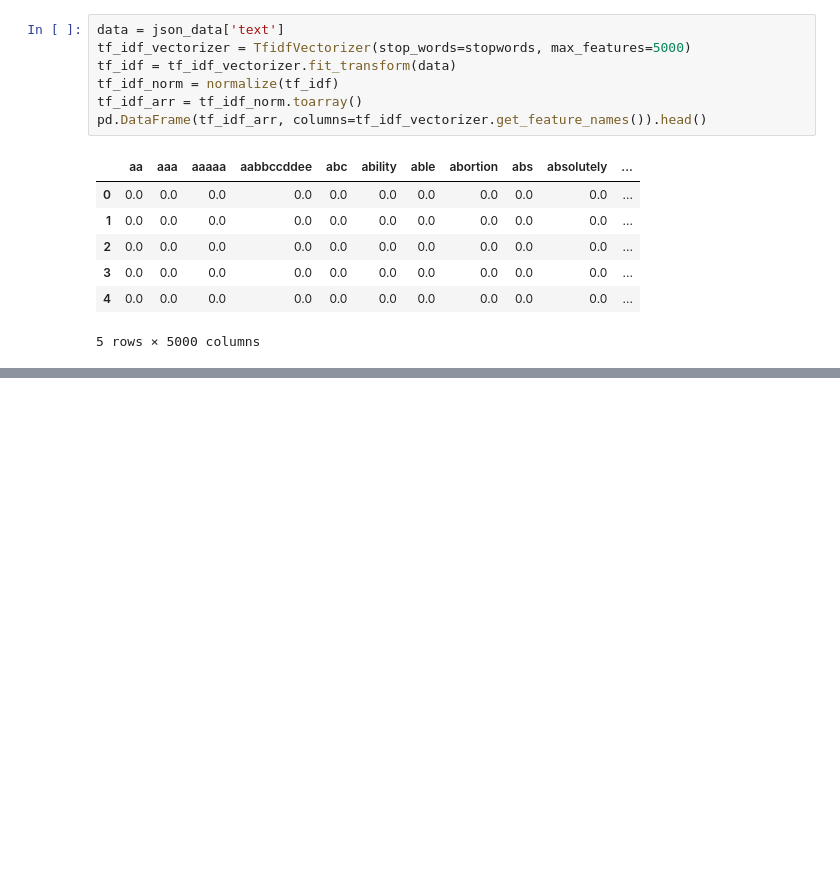
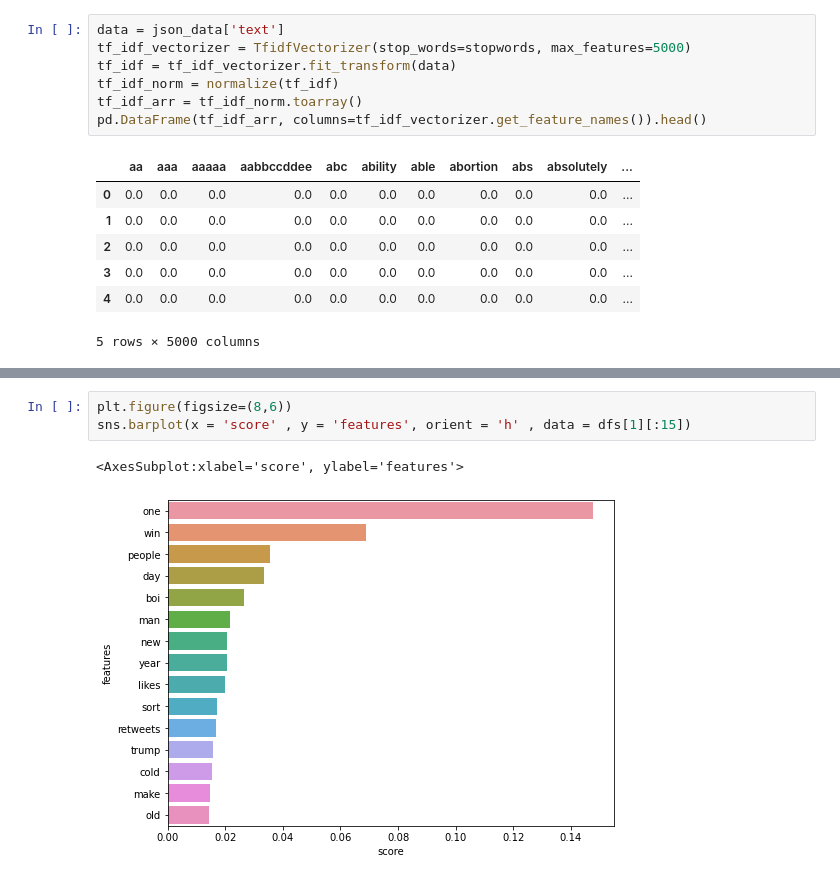
Before and after one commit to skuretski/CourseProject, a Jupyter notebook: KMeans.ipynb, the cells around one changed output, grey strips where cells are left out. Cells and saved outputs as stored; diff of their text form; blank space fills up the shorter version.

```diff
--- a/KMeans.ipynb
+++ b/KMeans.ipynb
@@ -107,0 +203,6 @@ pd.DataFrame(tf_idf_arr, columns=tf_idf_vectorizer.get_feature_names()).head()
+# %%
+plt.figure(figsize=(8,6))
+sns.barplot(x = 'score' , y = 'features', orient = 'h' , data = dfs[1][:15])
+# %% [output]
+<AxesSubplot:xlabel='score', ylabel='features'>
+[figure, added]
```
Also changed, not shown: parts of 10 cells of this notebook.
